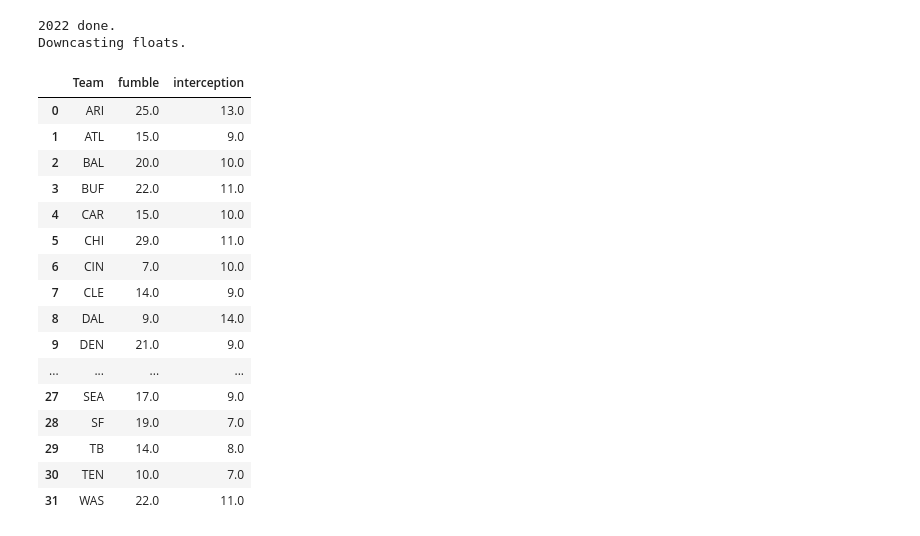
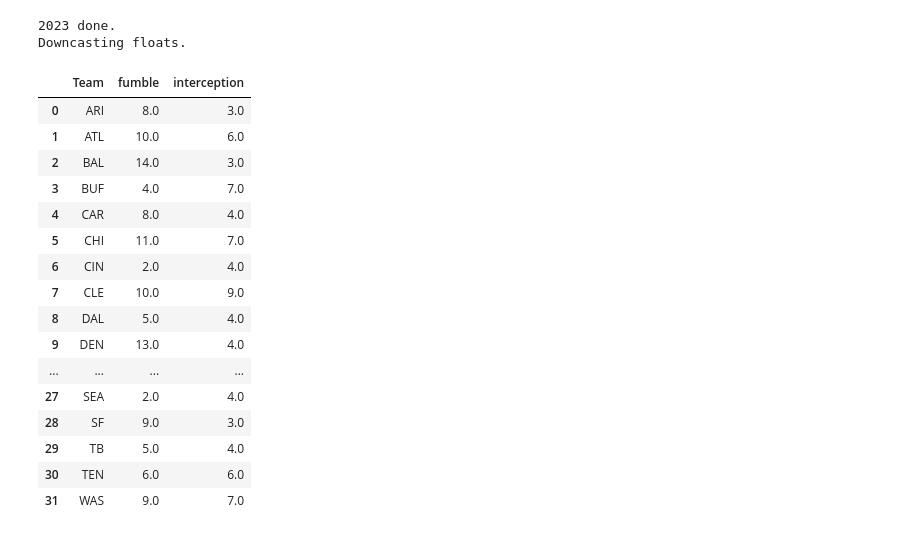
Before and after one commit to jgamblin/NFL-Jupyter, a Jupyter notebook: fumblevsint.ipynb, the cells around one changed output. Drawn from its saved outputs; the diff is of its cells as text; code cells hidden in the pictures.

```diff
--- a/fumblevsint.ipynb
+++ b/fumblevsint.ipynb
@@ -26,32 +26,32 @@ for team in range(len(logos)):
 data = {'Team' : team_abbr, 'Logo Path' : logo_paths}
 logo_df = pd.DataFrame(data)
 # %%
-df = nfl.import_pbp_data([2022])
+df = nfl.import_pbp_data([2023])
 fumble_int = df[['posteam', 'fumble', 'interception']]
 fumble_int = fumble_int.groupby('posteam').sum()
 fumble_int = fumble_int.reset_index()
 fumble_int = fumble_int.rename(columns={'posteam' : 'Team'})
 fumble_int
 # %% [output]
-2022 done.
+2023 done.
 Downcasting floats.
 |  | Team | fumble | interception |
-| 0 | ARI | 25.0 | 13.0 |
-| 1 | ATL | 15.0 | 9.0 |
-| 2 | BAL | 20.0 | 10.0 |
-| 3 | BUF | 22.0 | 11.0 |
-| 4 | CAR | 15.0 | 10.0 |
-| 5 | CHI | 29.0 | 11.0 |
-| 6 | CIN | 7.0 | 10.0 |
-| 7 | CLE | 14.0 | 9.0 |
-| 8 | DAL | 9.0 | 14.0 |
-| 9 | DEN | 21.0 | 9.0 |
+| 0 | ARI | 8.0 | 3.0 |
+| 1 | ATL | 10.0 | 6.0 |
+| 2 | BAL | 14.0 | 3.0 |
+| 3 | BUF | 4.0 | 7.0 |
+| 4 | CAR | 8.0 | 4.0 |
+| 5 | CHI | 11.0 | 7.0 |
+| 6 | CIN | 2.0 | 4.0 |
+| 7 | CLE | 10.0 | 9.0 |
+| 8 | DAL | 5.0 | 4.0 |
+| 9 | DEN | 13.0 | 4.0 |
 | ... | ... | ... | ... |
-| 27 | SEA | 17.0 | 9.0 |
-| 28 | SF | 19.0 | 7.0 |
-| 29 | TB | 14.0 | 8.0 |
-| 30 | TEN | 10.0 | 7.0 |
-| 31 | WAS | 22.0 | 11.0 |
+| 27 | SEA | 2.0 | 4.0 |
+| 28 | SF | 9.0 | 3.0 |
+| 29 | TB | 5.0 | 4.0 |
+| 30 | TEN | 6.0 | 6.0 |
+| 31 | WAS | 9.0 | 7.0 |
 # %%
 df2 = pd.merge(fumble_int, logo_df)
 df2
```
Also changed, not shown: parts of 2 cells of this notebook, 3 other files.
